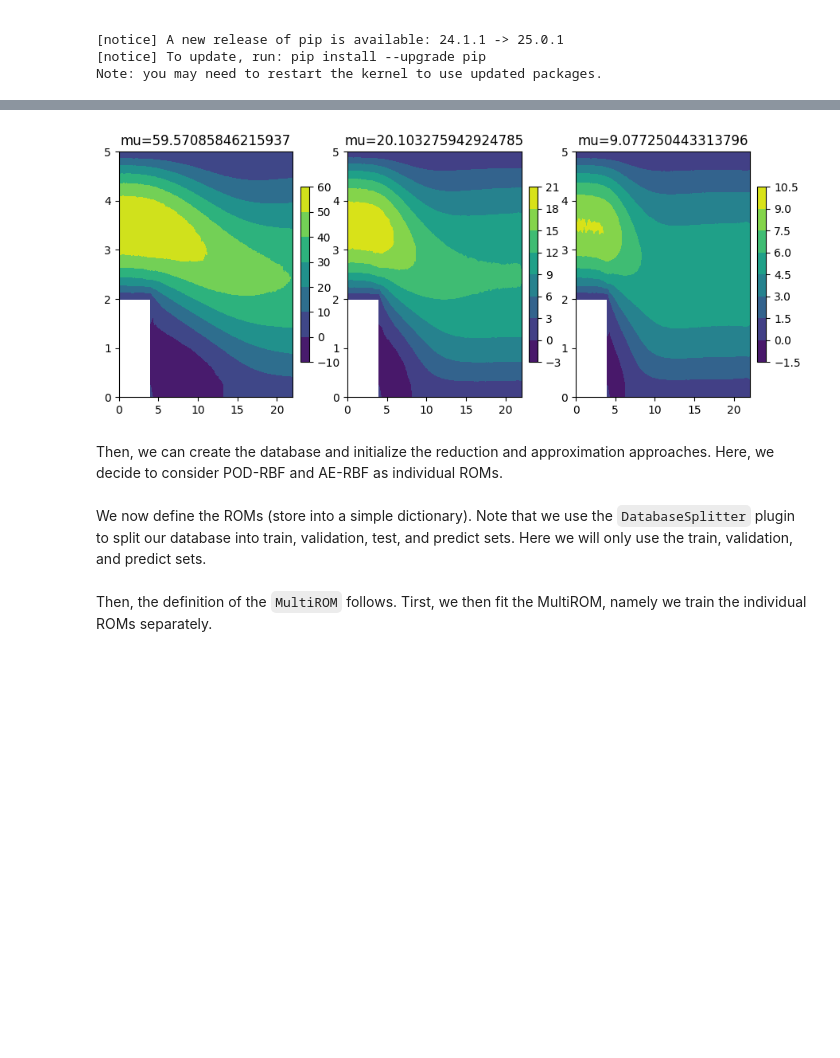
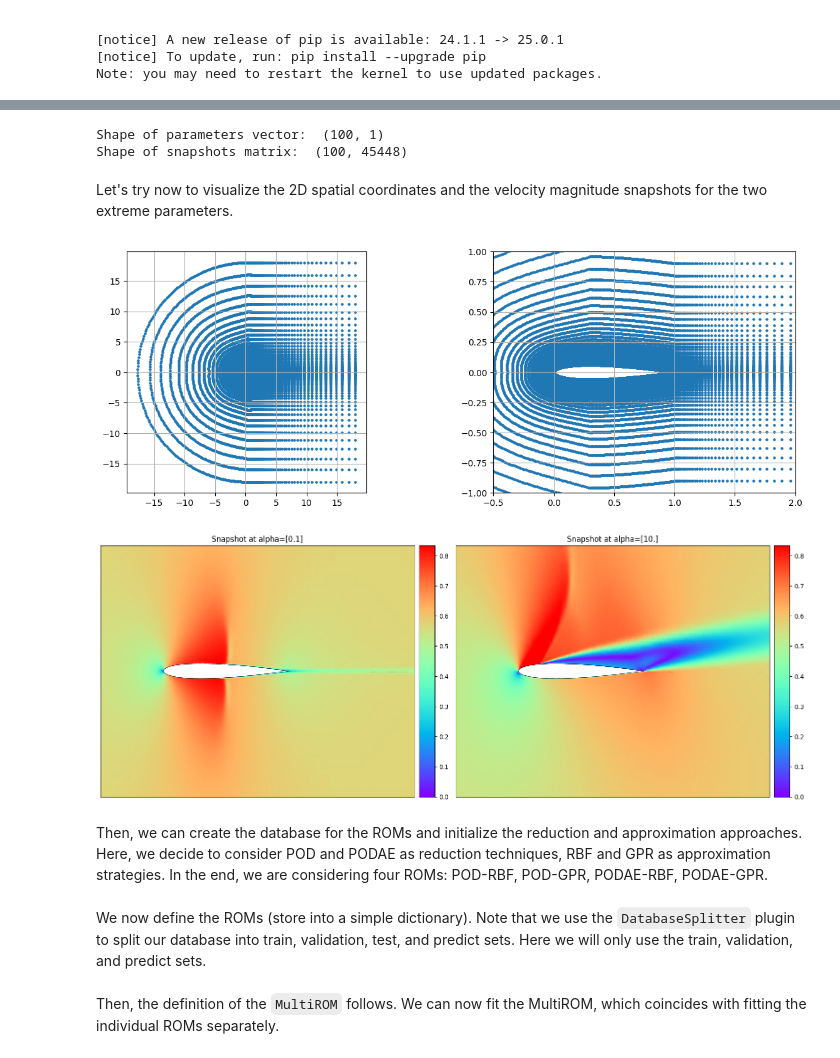
Before and after one commit to mathLab/EZyRB, a Jupyter notebook: tutorials/tutorial-4.ipynb, the cells around one changed output, grey strips where cells are left out. Cells and saved outputs as stored; diff of their text form; code cells hidden in the pictures; blank space fills up the shorter version.

```diff
--- a/tutorials/tutorial-4.ipynb
+++ b/tutorials/tutorial-4.ipynb
@@ -228,17 +264,40 @@ class ANN_weights(ANN):
 # %%
-data = NavierStokesDataset()
-field = 'vx'
-coords = data.pts_coordinates.T
+from smithers.dataset import NavierStokesDataset, AirfoilTransonicDataset
+data = AirfoilTransonicDataset()
+field = 'mag(v)'
+coords = data.pts_coordinates["internal"].T
 params = data.params
-snaps = data.snapshots[field]
-indices_plot = [0, 100, 200]
-plot_fields([snaps[i, :] for i in indices_plot],
-            data.triang, labels=["mu="+str(float(params[i])) for i in indices_plot],
-            shared_cmap=False
-             )
+snaps = data.snapshots["internal"][field]
+snaps_max = np.max(snaps)
+snaps /= snaps_max
+print("Shape of parameters vector: ", params.shape)
+print("Shape of snapshots matrix: ", snaps.shape)
 # %% [output]
-[figure, removed]
+Shape of parameters vector:  (100, 1)
+Shape of snapshots matrix:  (100, 45448)
+# %% [markdown]
+Let's try now to visualize the 2D spatial coordinates and the velocity magnitude snapshots for the two extreme parameters.
+# %%
+idx = 0
+# Plot coordinates
+fig, ax = plt.subplots(1, 2, figsize=(15, 5))
+ax[0].scatter(data.pts_coordinates["internal"][0, :],
+            data.pts_coordinates["internal"][1, :], s=5)
+ax[1].scatter(data.pts_coordinates["internal"][0, :],
+            data.pts_coordinates["internal"][1, :], s=5)
+ax[1].set_xlim(-0.5, 2)
+ax[1].set_ylim(-1, 1)
+
+for a in ax:
+  a.grid()
+  a.set_aspect("equal")
+plt.show()
+plot_multiple_internal(data, [snaps[0], snaps[-1]], [f"Snapshot at alpha={params[0]}", f"Snapshot at alpha={params[-1]}"],
+                      figsize=None, logscale=False, lim_x=(-0.5, 2), lim_y=(-1, 1), different_cbar=True)
+# %% [output]
+[figure, added]
+[figure, added]
 # %% [markdown]
-Then, we can create the database and initialize the reduction and approximation approaches. Here, we decide to consider POD-RBF and AE-RBF as individual ROMs.
+Then, we can create the database for the ROMs and initialize the reduction and approximation approaches. Here, we decide to consider POD and PODAE as reduction techniques, RBF and GPR as approximation strategies. In the end, we are considering four ROMs: POD-RBF, POD-GPR, PODAE-RBF, PODAE-GPR.
 # %%
 # Create the database
@@ -270,7 +331,7 @@ for redname, redclass in reduction_methods.items():
                   plugins=[db_splitter_plugin])
         roms_dict[f'{redname}_{approxname}'] = rom
 # %% [markdown]
-Then, the definition of the `MultiROM` follows. Tirst, we then fit the MultiROM, namely we train the individual ROMs separately.
+Then, the definition of the `MultiROM` follows. We can now fit the MultiROM, which coincides with fitting the individual ROMs separately.
 # %%
 # Build a simple multiROM without aggregation and save it
 multirom_noagg = MultiROM(roms_dict)
```
Also changed, not shown: parts of 25 cells of this notebook, 1 other file.
